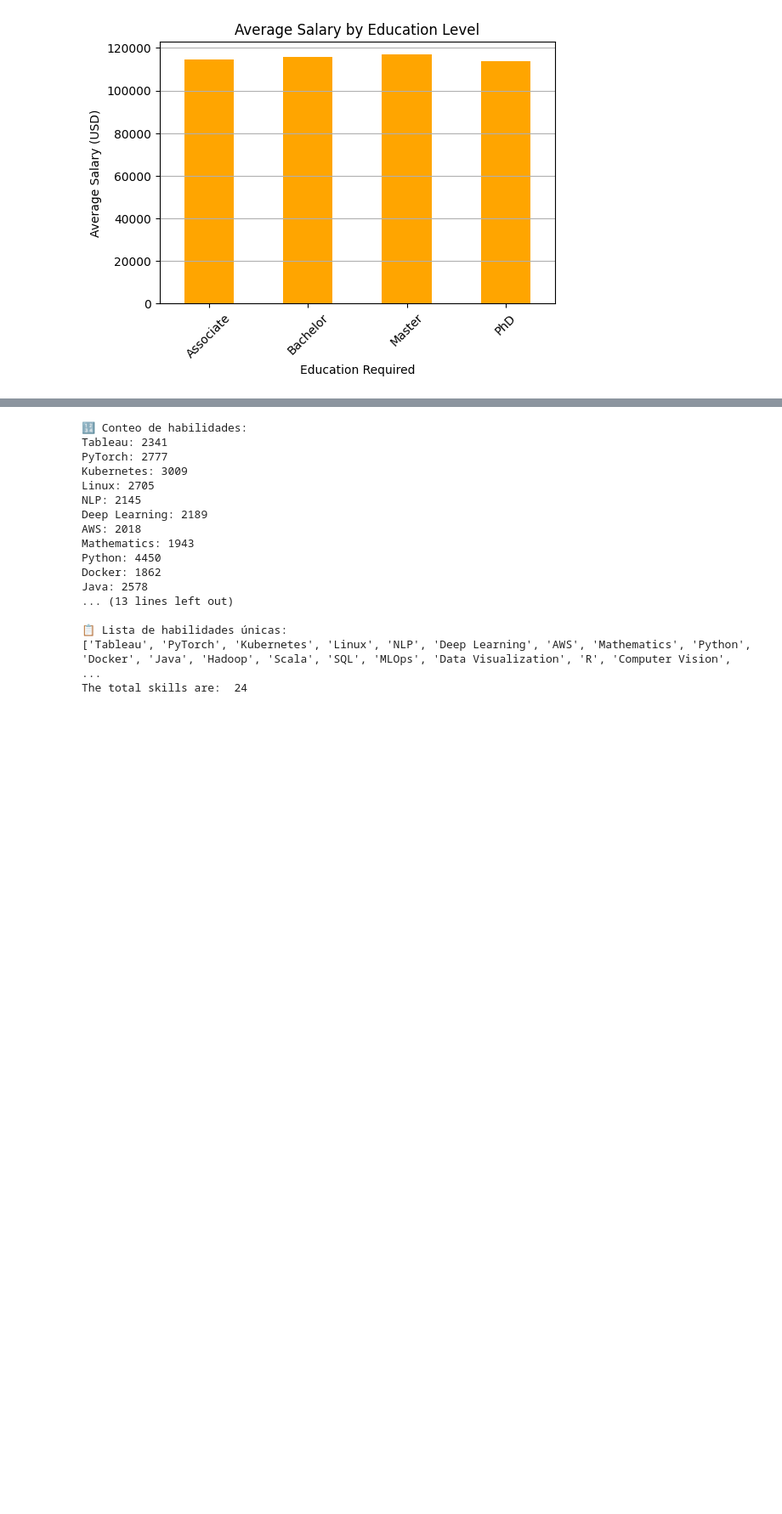
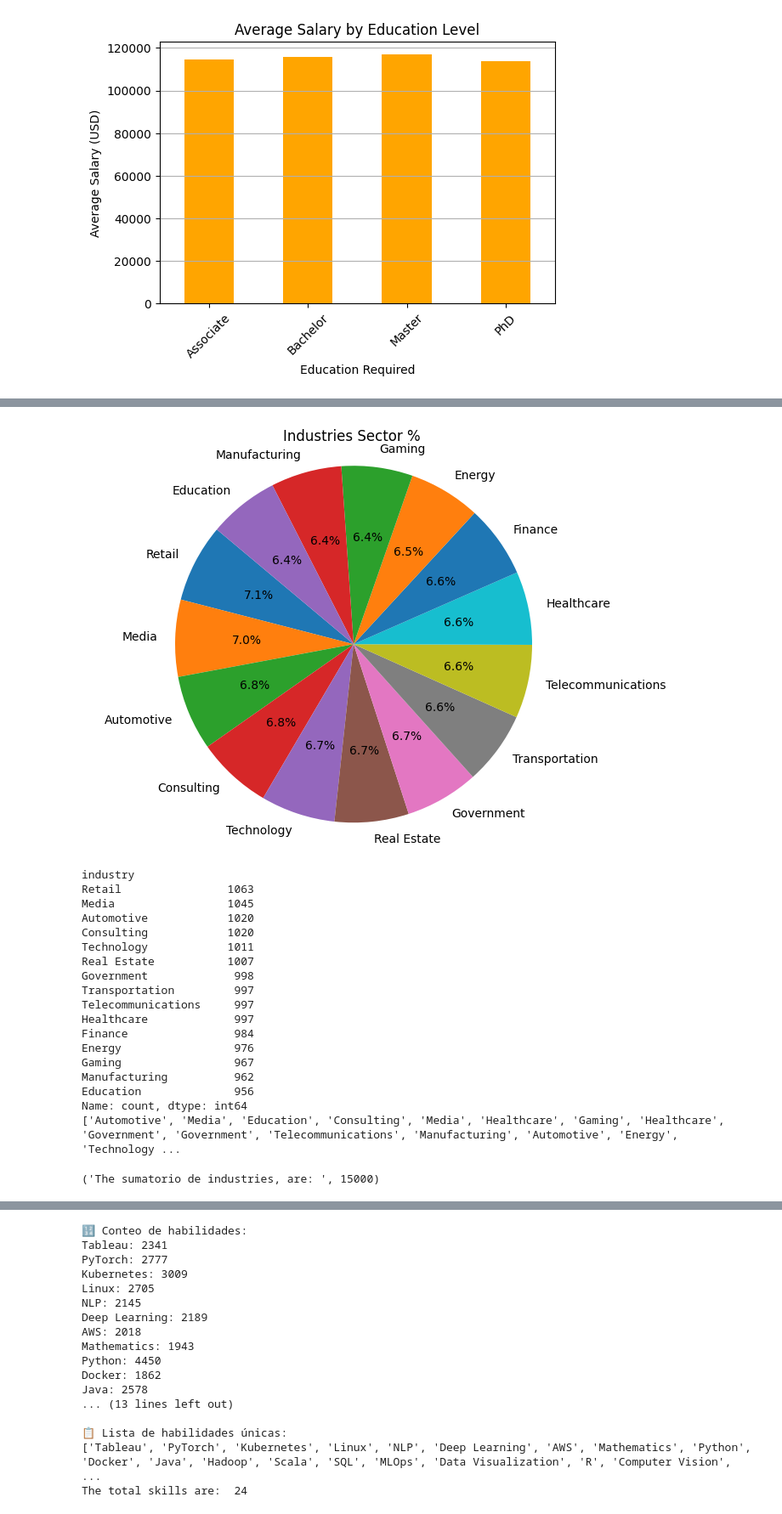
Before and after one commit to isg75/first_project, a Jupyter notebook: notebooks/data_project_wk4_macarena.ipynb, the cells around one changed output, grey strips where cells are left out. Shown at 85% size. Cells and saved outputs as stored; diff of their text form; code cells hidden in the pictures; blank space fills up the shorter version.

```diff
--- a/notebooks/data_project_wk4_macarena.ipynb
+++ b/notebooks/data_project_wk4_macarena.ipynb
@@ -206,15 +207,43 @@ Name: count, dtype: int64
 ['AI Research Scientist', 'AI Software Engineer', 'AI Specialist', 'NLP Engineer', 'AI Consultant', 'AI Architect', 'Principal Data Scientist', 'NLP Engineer', 'Data Analyst', 'AI Software Engineer',  ...
 The sumatorio de job_titles, are:  15000
 # %%
-#Separate skills -> split, hacer subcadenas con ,
+#yeas_experience & industry
+#JOB TITLE
+# Count occurrences of each location
+industry_counts = df['industry'].value_counts()
 
-#JUST FOR ONE ROW
-#required_skills = []
-#required_skills = new_df["required_skills"].iloc[0].split(",")
-#joined_string = ",".join(required_skills)
-#print(required_skills)
-#print(joined_string)
-#required_skills.split()
+# Create pie chart
+plt.figure(figsize=(8, 6))
+plt.pie(industry_counts, labels = industry_counts.index, autopct='%1.1f%%', startangle=140)
+plt.title('Industries Sector % ')
+plt.axis('equal')  # Keep it circular
+plt.show()
 
+print(industry_counts)
 
-#to create new df
+industry_counts_list = df["industry"].tolist()
+print(industry_counts_list)
+
+sumatorio_industries = len(industry_counts_list)
+("The sumatorio de industries, are: ", sumatorio_industries)
+# %% [output]
+[figure, added]
+industry
+Retail                1063
+Media                 1045
+Automotive            1020
+Consulting            1020
+Technology            1011
+Real Estate           1007
+Government             998
+Transportation         997
+Telecommunications     997
+Healthcare             997
+Finance                984
+Energy                 976
+Gaming                 967
+Manufacturing          962
+Education              956
+Name: count, dtype: int64
+['Automotive', 'Media', 'Education', 'Consulting', 'Media', 'Healthcare', 'Gaming', 'Healthcare', 'Government', 'Government', 'Telecommunications', 'Manufacturing', 'Automotive', 'Energy', 'Technology ...
+('The sumatorio de industries, are: ', 15000)
```
Also changed, not shown: parts of 5 cells of this notebook, 1 other file.
